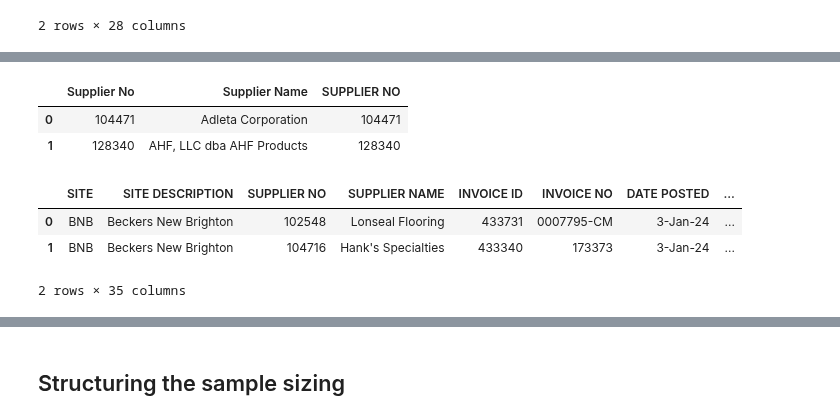
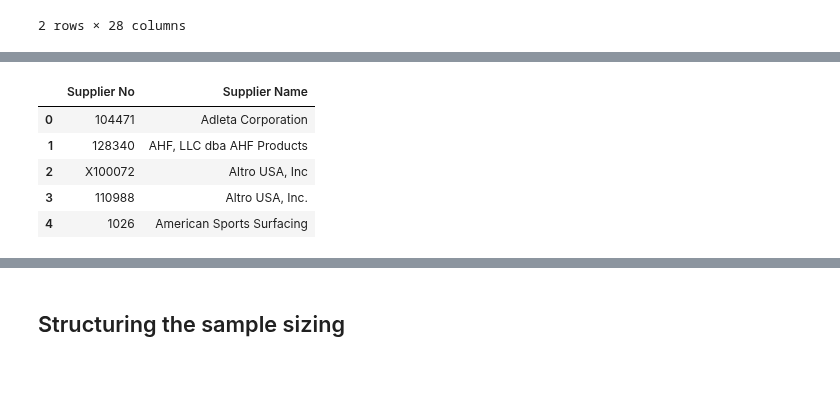
Before and after one commit to Zhuwaki/diverzify_freight_analysis, a Jupyter notebook: notebooks/nigel/nigel_15042025_project_analysis_v1100.ipynb, the cells around one changed output, grey strips where cells are left out. Saved outputs shown, nothing was run; the diff lists cells and outputs as text; code cells hidden in the pictures; blank space fills up the shorter version.

```diff
--- a/notebooks/nigel/nigel_15042025_project_analysis_v1100.ipynb
+++ b/notebooks/nigel/nigel_15042025_project_analysis_v1100.ipynb
@@ -52,35 +35,16 @@ merged_df.head(2)
 # %%
 
 #  === Load Manufacturers ===
 # Load the manufacturers from the Excel file
-manufacturer_df = pd.read_excel('../../data/input/Manufacturer List.xlsx', sheet_name='Sheet1')
-manufacturer_df.head()
-
-# Convert 'Commodity Group' to string and create a new column 'COMM 1'
-manufacturer_df['SUPPLIER NO'] = manufacturer_df['Supplier No'].astype(str)
-manufacturer_df.head(2)
+manufacturer = pd.read_excel('../../data/input/Manufacturer List.xlsx', sheet_name='Sheet1')
+manufacturer.head()
 # %% [output]
-|  | Supplier No | Supplier Name | SUPPLIER NO |
-| 0 | 104471 | Adleta Corporation | 104471 |
-| 1 | 128340 | AHF, LLC dba AHF Products | 128340 |
+|  | Supplier No | Supplier Name |
+| 0 | 104471 | Adleta Corporation |
+| 1 | 128340 | AHF, LLC dba AHF Products |
+| 2 | X100072 | Altro USA, Inc |
+| 3 | 110988 | Altro USA, Inc. |
+| 4 | 1026 | American Sports Surfacing |
-# %%
-
-# Convert 'Commodity Group' to string in the main DataFrame
-merged_df['SUPPLIER NO'] = merged_df['SUPPLIER NO'].astype(str)
-# Perform the join on the 'COMM 1' column
-merged_df2 = merged_df.merge(manufacturer_df[['SUPPLIER NO','Supplier Name']], on='SUPPLIER NO', how='left')
-
-merged_df2['Match Supplier'] = merged_df2['Supplier Name'].apply(
-    lambda x: 'Supplier registered' if pd.notna(x) else 'No supplier found'
-)
-
-# Display the updated DataFrame
-merged_df2.head(2)
-# %% [output]
-|  | SITE | SITE DESCRIPTION | SUPPLIER NO | SUPPLIER NAME | INVOICE ID | INVOICE NO | DATE POSTED | ... |
-| 0 | BNB | Beckers New Brighton | 102548 | Lonseal Flooring | 433731 | 0007795-CM | 3-Jan-24 | ... |
-| 1 | BNB | Beckers New Brighton | 104716 | Hank's Specialties | 433340 | 173373 | 3-Jan-24 | ... |
-2 rows × 35 columns
 # %%
 # data cleaning function to standardise the description conversion
 # This function will classify the commodity based on the description
```
Also changed, not shown: parts of 37 cells of this notebook, 5 other files.
